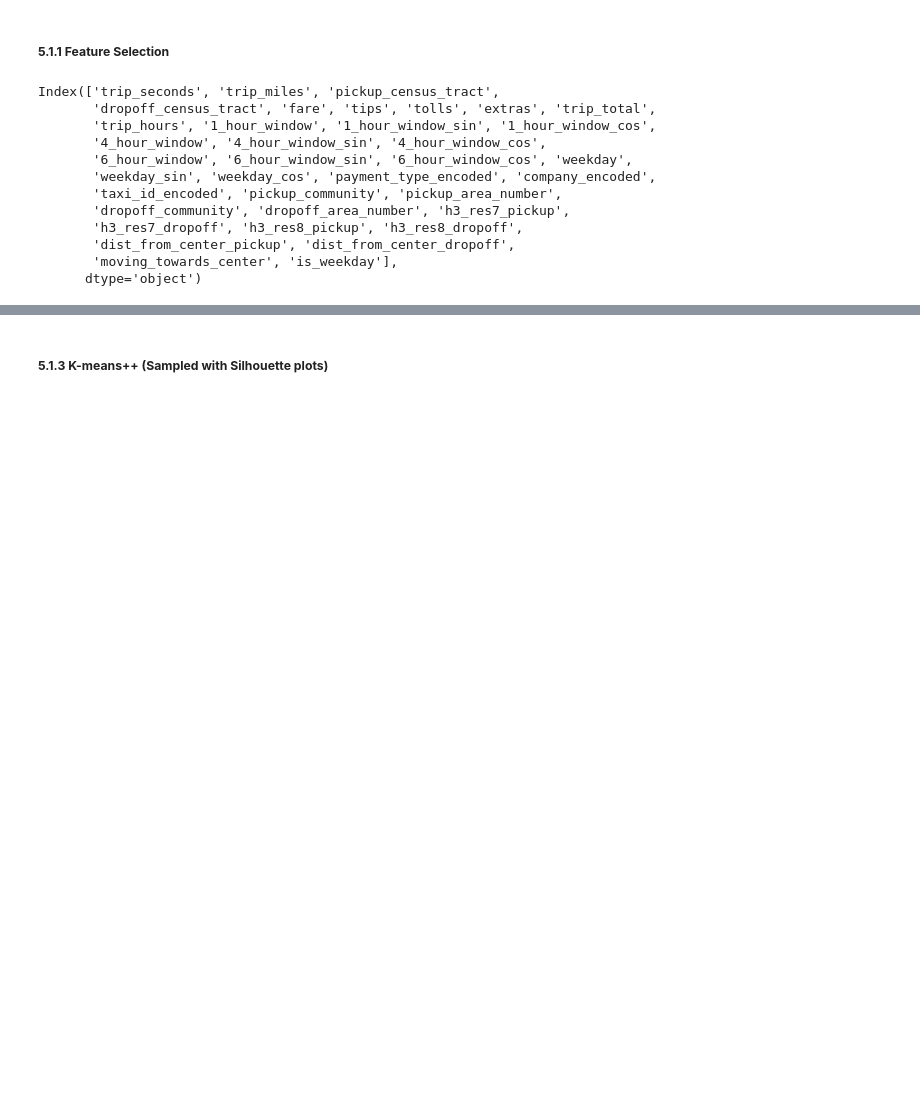
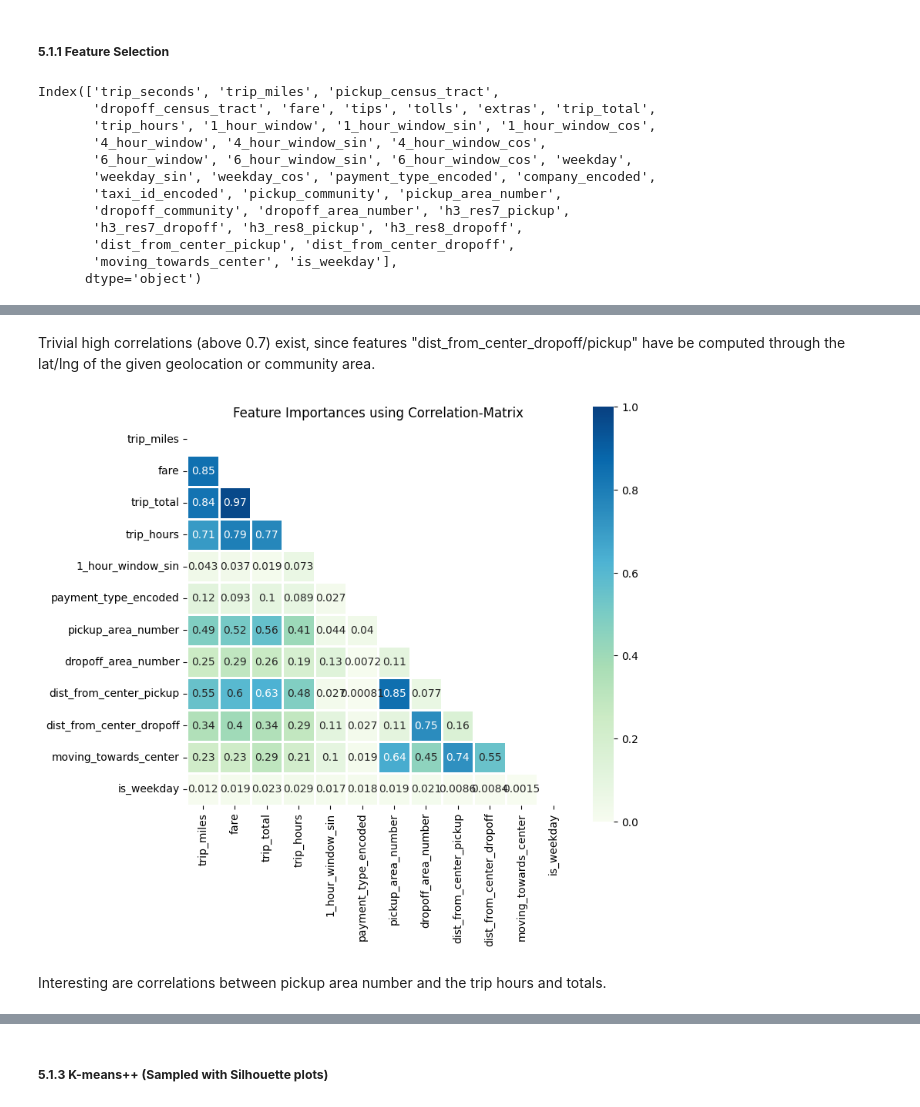
Before and after one commit to madxox/AAA_Teamassignment, a Jupyter notebook: 03_cluster_analysis.ipynb, the cells around one changed output, grey strips where cells are left out. Cells and saved outputs as stored; diff of their text form; code cells hidden in the pictures; blank space fills up the shorter version.

```diff
--- a/03_cluster_analysis.ipynb
+++ b/03_cluster_analysis.ipynb
@@ -387,0 +443,8 @@ heatmap(df_scaled)
+# %% [markdown]
+Trivial high correlations (above 0.7) exist, since features "dist_from_center_dropoff/pickup" have be computed through the lat/lng of the given geolocation or community area.
+# %%
+heatmap(df_customer_features)
+# %% [output]
+[figure, added]
+# %% [markdown]
+Interesting are correlations between pickup area number and the trip hours and totals.
```
Also changed, not shown: parts of 29 cells of this notebook.
